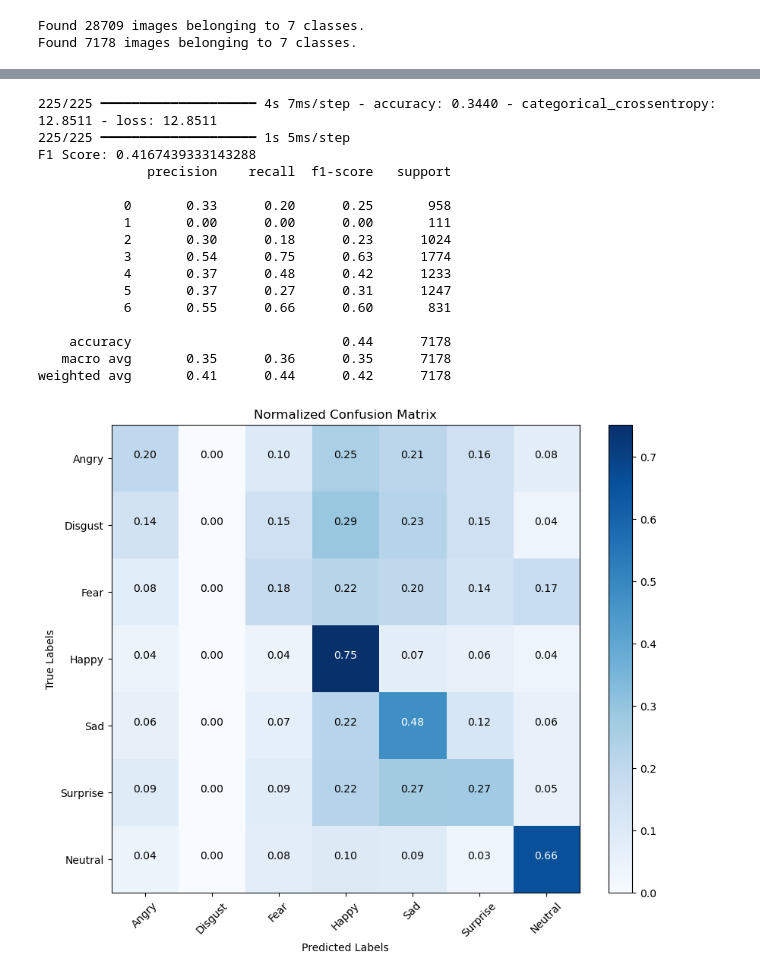
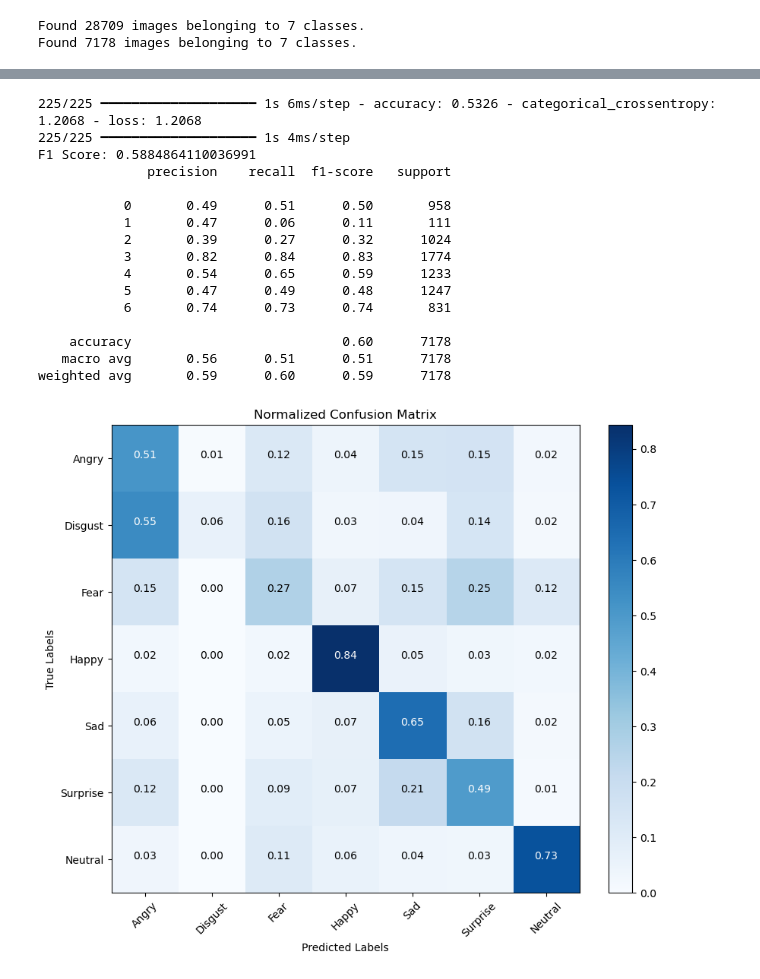
Before and after one commit to hoxxe-r/cais_winter_project, a Jupyter notebook: main.ipynb, the cells around one changed output, grey strips where cells are left out. Cells and saved outputs as stored; diff of their text form; code cells hidden in the pictures.

Commit message:
Finished training, started writep
models 3-5 have increasing numbers of layers, 6 has fewer layers

```diff
--- a/main.ipynb
+++ b/main.ipynb
@@ -122,5 +146,5 @@ plt.show()
 # %%
-FILTERS = 64
+FILTERS = 32
 FILTER_SZ = 3
 STRIDE = (1,1)
 POOL_SZ = 2
@@ -128,6 +152,8 @@ from keras import models, layers, optimizers, callbacks
 
 model = models.Sequential([
     layers.InputLayer(input_shape=(48,48,1), name='input'),
+    layers.Conv2D(FILTERS, FILTER_SZ, strides=STRIDE, activation='relu'),
+    layers.BatchNormalization(),
     layers.Conv2D(FILTERS, FILTER_SZ, strides=STRIDE, activation='relu'),
     layers.BatchNormalization(),
     layers.Conv2D(FILTERS, FILTER_SZ, strides=STRIDE, activation='relu'),
@@ -142,9 +168,9 @@ model = models.Sequential([
     layers.Conv2D(FILTERS*2, FILTER_SZ, strides=STRIDE, activation='relu'),
     layers.BatchNormalization(),
     layers.MaxPooling2D(POOL_SZ),
-    layers.Conv2D(FILTERS*2, FILTER_SZ, strides=STRIDE, activation='relu'),
+    layers.Conv2D(FILTERS*3, FILTER_SZ, strides=STRIDE, activation='relu'),
     layers.BatchNormalization(),
-    layers.Dropout(0.25),
+    layers.Dropout(0.35),
     layers.Flatten(),
     layers.Dense(7, activation='softmax')
 ])
@@ -183,6 +209,6 @@ Model: "sequential_7"
 # %%
 EPOCHS = 20
-model_name = 'model4'
+model_name = 'model6'
 checkpoint = callbacks.ModelCheckpoint('saved/'+model_name+'.keras', monitor='categorical_crossentropy', verbose=1,
                              save_best_only=True, mode='max', save_freq='epoch')
 
@@ -203,7 +229,7 @@ history = model.fit(
     validation_data = (test_dataset),
     callbacks=[reduce_lr, checkpoint]
 )
-model.save('models/'+model_name+'.keras')
+model.save('models/'+model_name+'_end.keras')
 history_df=pd.DataFrame(history.history)
 history_df.to_csv('models/'+model_name+'.csv')
 # %% [output]
@@ -251,45 +288,68 @@ print(classification_report(test_labels, test_predictions))
 
 # Create a confusion matrix
 conf_matrix = confusion_matrix(test_labels, test_predictions)
 
 # Normalize the confusion matrix by row (i.e., by the number of samples in each true class)
 conf_matrix_normalized = conf_matrix.astype('float') / conf_matrix.sum(axis=1)[:, np.newaxis]
 
 # Plot the normalized confusion matrix using matplotlib
 plt.figure(figsize=(10, 8))
 plt.imshow(conf_matrix_normalized, interpolation='nearest', cmap='Blues')
 plt.title('Normalized Confusion Matrix')
 plt.colorbar()
 tick_marks = np.arange(len(class_names))
 plt.xticks(tick_marks, [class_names[i] for i in tick_marks], rotation=45)
 plt.yticks(tick_marks, [class_names[i] for i in tick_marks])
 plt.xlabel('Predicted Labels')
 plt.ylabel('True Labels')
-plt.savefig(f'plots/{model_name}_confusion.png')
 
 # Add text annotations
 thresh = conf_matrix_normalized.max() / 2.
 for i, j in np.ndindex(conf_matrix_normalized.shape):
     plt.text(j, i, format(conf_matrix_normalized[i, j], '.2f'),
              horizontalalignment="center",
              color="white" if conf_matrix_normalized[i, j] > thresh else "black")
 
+plt.savefig(f'plots/{model_name}_confusion.png')
 plt.show()
+
+# Randomly sample 9 misclassified images
+num_samples = 9
+misclassified_indices = np.where(test_labels != test_predictions)[0]
+np.random.seed(seed+5)
+random_indices = np.random.choice(misclassified_indices, num_samples, replace=False)
+
+# Plot the misclassified images in a 3x3 grid
+fig, axes = plt.subplots(3, 3, figsize=(12, 12))
+fig.suptitle('Misclassified Images', fontsize=16)
+
+for i, ax in enumerate(axes.flat):
+    idx = random_indices[i]
+    ax.imshow(test_images[idx].squeeze(), cmap='gray')
+    true_label = class_names[test_labels[idx]]
+    predicted_label = class_names[test_predictions[idx]]
+    ax.set_title(f"True: {true_label}\nPred: {predicted_label}")
+    ax.axis('off')
+
+plt.tight_layout()
+plt.subplots_adjust(top=0.9)
+plt.savefig(f'plots/{model_name}_misclassified.png')
+plt.show()
 # %% [output]
-225/225 ━━━━━━━━━━━━━━━━━━━━ 4s 7ms/step - accuracy: 0.3440 - categorical_crossentropy: 12.8511 - loss: 12.8511
-225/225 ━━━━━━━━━━━━━━━━━━━━ 1s 5ms/step
-F1 Score: 0.4167439333143288
+225/225 ━━━━━━━━━━━━━━━━━━━━ 1s 6ms/step - accuracy: 0.5326 - categorical_crossentropy: 1.2068 - loss: 1.2068
+225/225 ━━━━━━━━━━━━━━━━━━━━ 1s 4ms/step
+F1 Score: 0.5884864110036991
               precision    recall  f1-score   support
 
-           0       0.33      0.20      0.25       958
-           1       0.00      0.00      0.00       111
-           2       0.30      0.18      0.23      1024
-           3       0.54      0.75      0.63      1774
-           4       0.37      0.48      0.42      1233
-           5       0.37      0.27      0.31      1247
-           6       0.55      0.66      0.60       831
+           0       0.49      0.51      0.50       958
+           1       0.47      0.06      0.11       111
+           2       0.39      0.27      0.32      1024
+           3       0.82      0.84      0.83      1774
+           4       0.54      0.65      0.59      1233
+           5       0.47      0.49      0.48      1247
+           6       0.74      0.73      0.74       831
 
-    accuracy                           0.44      7178
-   macro avg       0.35      0.36      0.35      7178
-weighted avg       0.41      0.44      0.42      7178
+    accuracy                           0.60      7178
+   macro avg       0.56      0.51      0.51      7178
+weighted avg       0.59      0.60      0.59      7178
-[figure, old version]
+[figure, new version]
```
Also changed, not shown: parts of 5 cells of this notebook, 24 other files.
